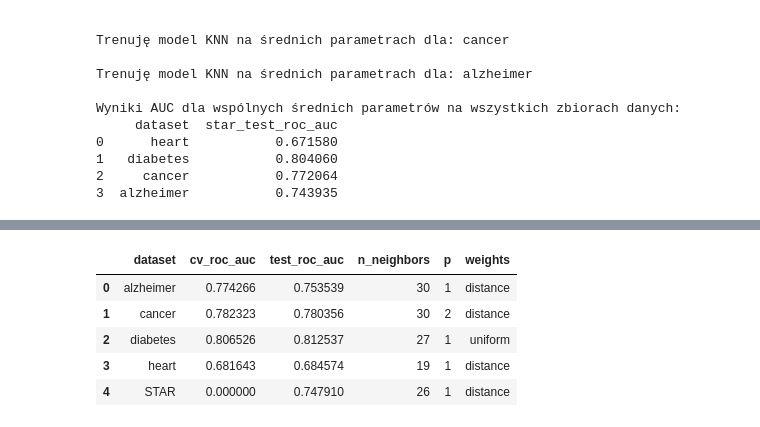
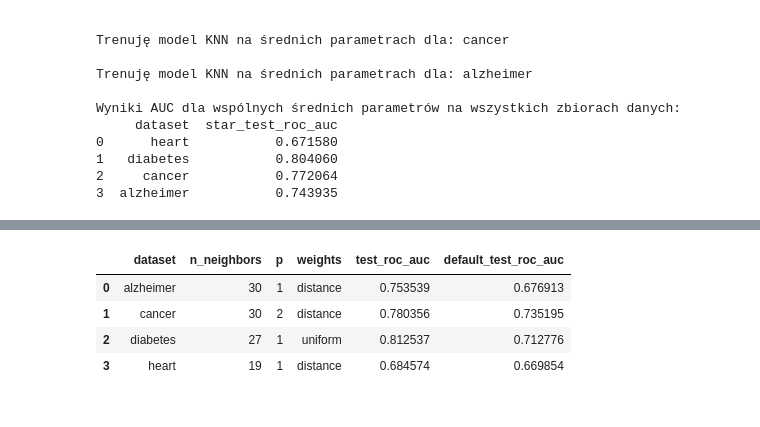
Before and after one commit to zielinskim04/HyperparameterTunability, a Jupyter notebook: knn.ipynb, the cells around one changed output, grey strips where cells are left out. Drawn from its saved outputs; the diff is of its cells as text; code cells hidden in the pictures.

```diff
--- a/knn.ipynb
+++ b/knn.ipynb
@@ -421,12 +463,12 @@ Wyniki AUC dla wspólnych średnich parametrów na wszystkich zbiorach danych:
 2     cancer           0.772064
 3  alzheimer           0.743935
 # %%
-results_df = results_df.merge(mean_df, on="dataset")
-results_df["diff_from_mean"] = results_df["star_test_roc_auc"] - results_df["test_roc_auc"]
-results_df
+# results_df = results_df.merge(mean_df, on="dataset")
+# results_df["diff_from_mean"] = results_df["star_test_roc_auc"] - results_df["test_roc_auc"]
+# results_df
 
 results_df = results_df[
-    ["dataset", "n_neighbors", "p", "weights", "cv_roc_auc", "test_roc_auc", "star_test_roc_auc", "diff_from_mean"]
+    ["dataset", "n_neighbors", "p", "weights", "cv_roc_auc", "test_roc_auc"]
 ]
 
 results_df.to_csv("Results/knn_bayes.csv", index=False)
@@ -449,22 +491,18 @@ results_df
 # %%
-# Tworzymy wiersz z mean_params
-mean_row = {
-    "dataset": "STAR",
-    "cv_roc_auc": 0,
-    "test_roc_auc":  mean_df["star_test_roc_auc"].mean(),
-    "n_neighbors": mean_params["n_neighbors"],
-    "p": mean_params["p"],
-    "weights": mean_params["weights"]
-}
+best_per_dataset_2 = (
+    results_df.sort_values(by=["dataset", "test_roc_auc"], ascending=[True, False])
+    .groupby("dataset", as_index=False)
+    .first()
+    .drop(['cv_roc_auc'], axis=1)
+)
 
-final_df = pd.concat([best_per_dataset, pd.DataFrame([mean_row])], ignore_index=True)
+summary_2_df = best_per_dataset_2.merge(default_df, on="dataset")
 # %%
-final_df
+summary_2_df
 # %% [output]
-|  | dataset | cv_roc_auc | test_roc_auc | n_neighbors | p | weights |
-| 0 | alzheimer | 0.774266 | 0.753539 | 30 | 1 | distance |
-| 1 | cancer | 0.782323 | 0.780356 | 30 | 2 | distance |
-| 2 | diabetes | 0.806526 | 0.812537 | 27 | 1 | uniform |
-| 3 | heart | 0.681643 | 0.684574 | 19 | 1 | distance |
-| 4 | STAR | 0.000000 | 0.747910 | 26 | 1 | distance |
+|  | dataset | n_neighbors | p | weights | test_roc_auc | default_test_roc_auc |
+| 0 | alzheimer | 30 | 1 | distance | 0.753539 | 0.676913 |
+| 1 | cancer | 30 | 2 | distance | 0.780356 | 0.735195 |
+| 2 | diabetes | 27 | 1 | uniform | 0.812537 | 0.712776 |
+| 3 | heart | 19 | 1 | distance | 0.684574 | 0.669854 |
 # %%
```
Also changed, not shown: parts of 12 cells of this notebook, 4 other files.
